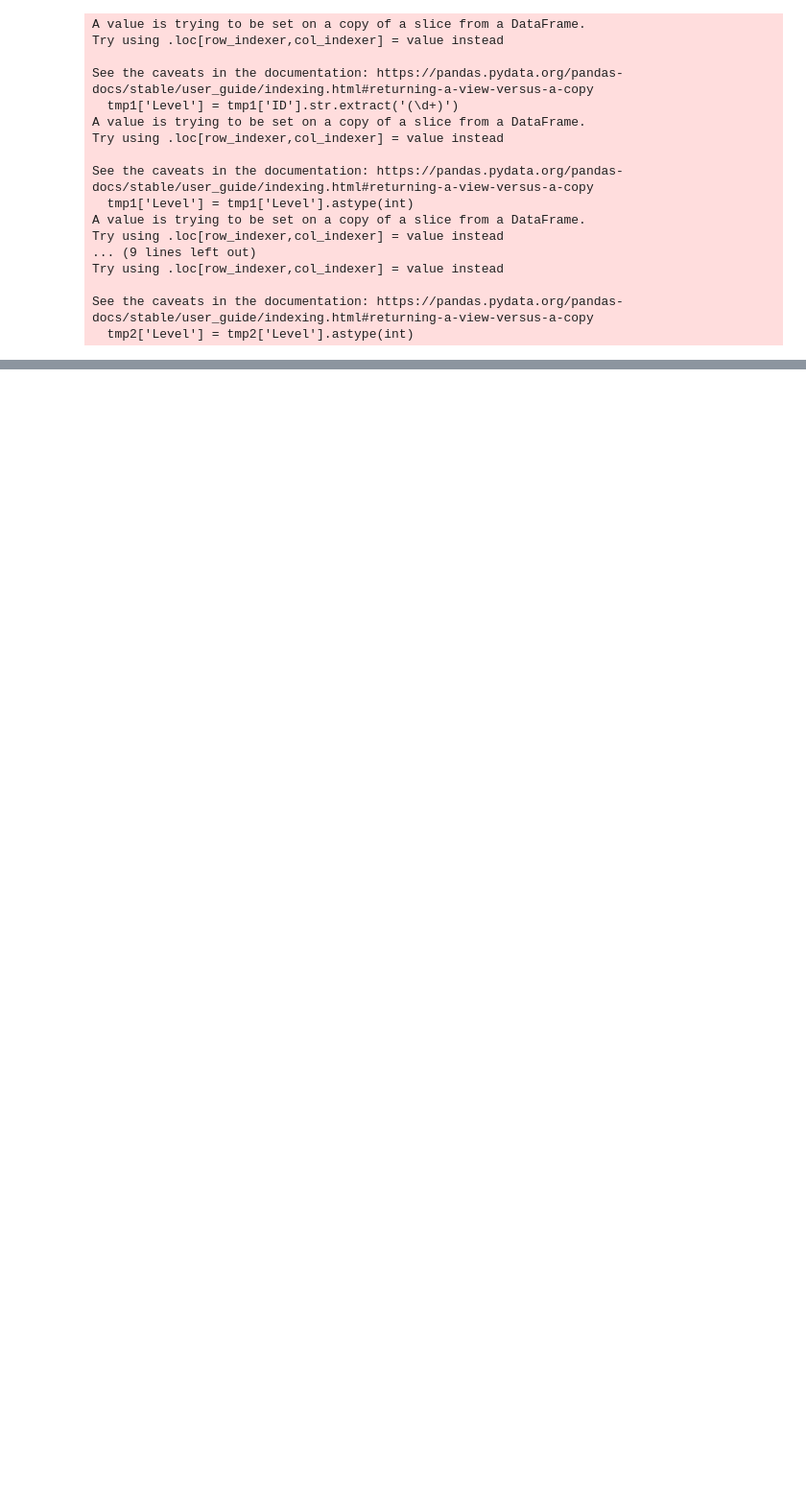
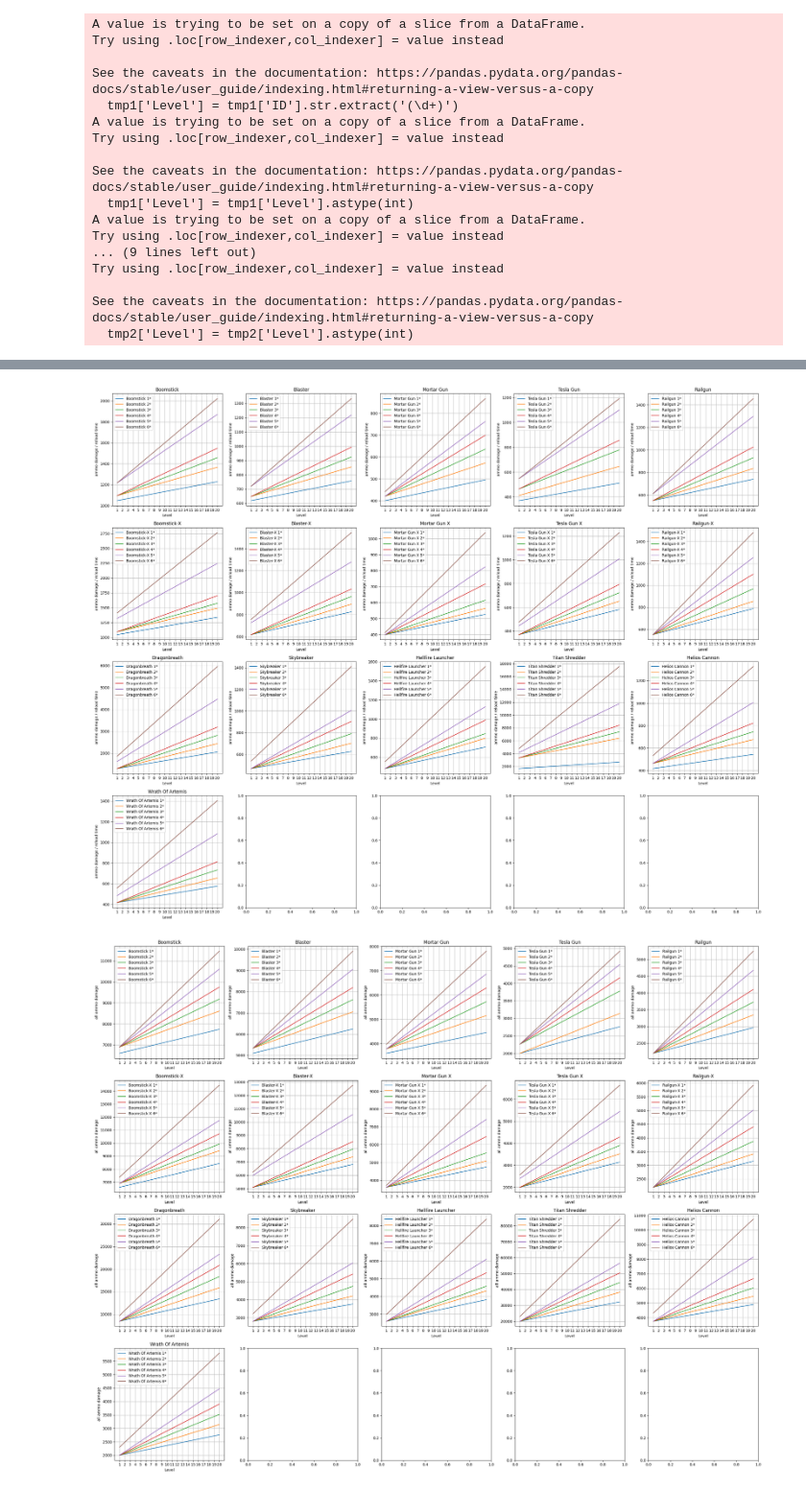
Before and after one commit to VincenzoImp/cantinaroyale.tools, a Jupyter notebook: private/process_game_data.ipynb, the cells around one changed output, grey strips where cells are left out. Shown at 96% size. Drawn from its saved outputs; the diff is of its cells as text; code cells hidden in the pictures; blank space fills up the shorter version.

```diff
--- a/private/process_game_data.ipynb
+++ b/private/process_game_data.ipynb
@@ -139,0 +217,49 @@ weaponInfo
+# %%
+fig, axs = plt.subplots(4, 5, figsize=(25, 20))
+i = 0
+j = 0
+for collection in weaponInfo['CollectionID'].unique():
+    for name in weaponInfo[weaponInfo['CollectionID']==collection]['name'].unique():
+        for starLevel in weaponInfo[weaponInfo['name']==name]['StarLevel'].unique():
+            tmp = weaponInfo[(weaponInfo['name']==name) & (weaponInfo['StarLevel']==starLevel) & (weaponInfo['CollectionID']==collection)]
+            axs[i, j].plot(tmp['level'], tmp['weapon_damage']/tmp['weapon_reloadTime'], label=name+' '+str(starLevel)+'*')
+        axs[i, j].set_title(name)
+        axs[i, j].legend()
+        axs[i, j].grid()
+        axs[i, j].set_xlabel('Level')
+        axs[i, j].set_ylabel('ammo damage / reload time')
+        axs[i, j].set_xticks(range(1, 21))
+        j += 1
+        if j == 5:
+            j = 0
+            i += 1
+plt.tight_layout()
+plt.savefig('images/weapons_ammo_damage_over_reload_time.png', dpi=200)
+plt.show()
+plt.close()
+
+fig, axs = plt.subplots(4, 5, figsize=(25, 20))
+i = 0
+j = 0
+for collection in weaponInfo['CollectionID'].unique():
+    for name in weaponInfo[weaponInfo['CollectionID']==collection]['name'].unique():
+        for starLevel in weaponInfo[weaponInfo['name']==name]['StarLevel'].unique():
+            tmp = weaponInfo[(weaponInfo['name']==name) & (weaponInfo['StarLevel']==starLevel) & (weaponInfo['CollectionID']==collection)]
+            axs[i, j].plot(tmp['level'], tmp['weapon_damage']*tmp['weapon_ammo'], label=name+' '+str(starLevel)+'*')
+        axs[i, j].set_title(name)
+        axs[i, j].legend()
+        axs[i, j].grid()
+        axs[i, j].set_xlabel('Level')
+        axs[i, j].set_ylabel('all ammo damage')
+        axs[i, j].set_xticks(range(1, 21))
+        j += 1
+        if j == 5:
+            j = 0
+            i += 1
+plt.tight_layout()
+plt.savefig('images/weapons_all_ammo_damage.png', dpi=200)
+plt.show()
+plt.close()
+# %% [output]
+[figure, added]
+[figure, added]
```
Also changed, not shown: parts of 8 cells of this notebook, 12 other files.
